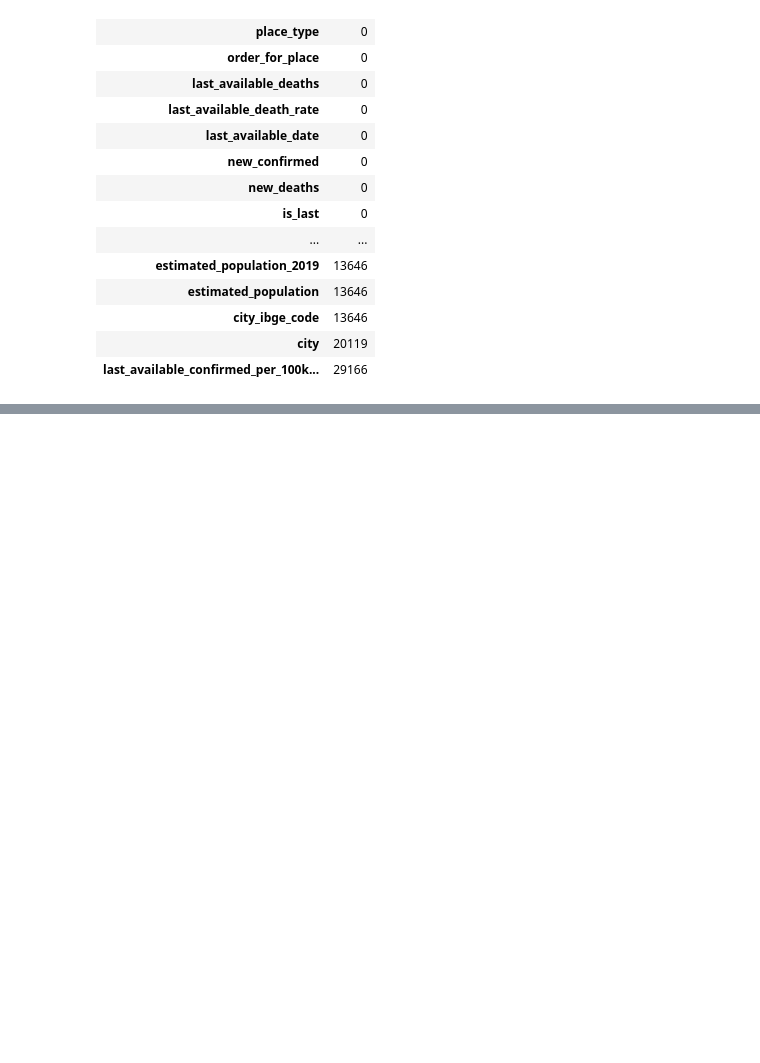
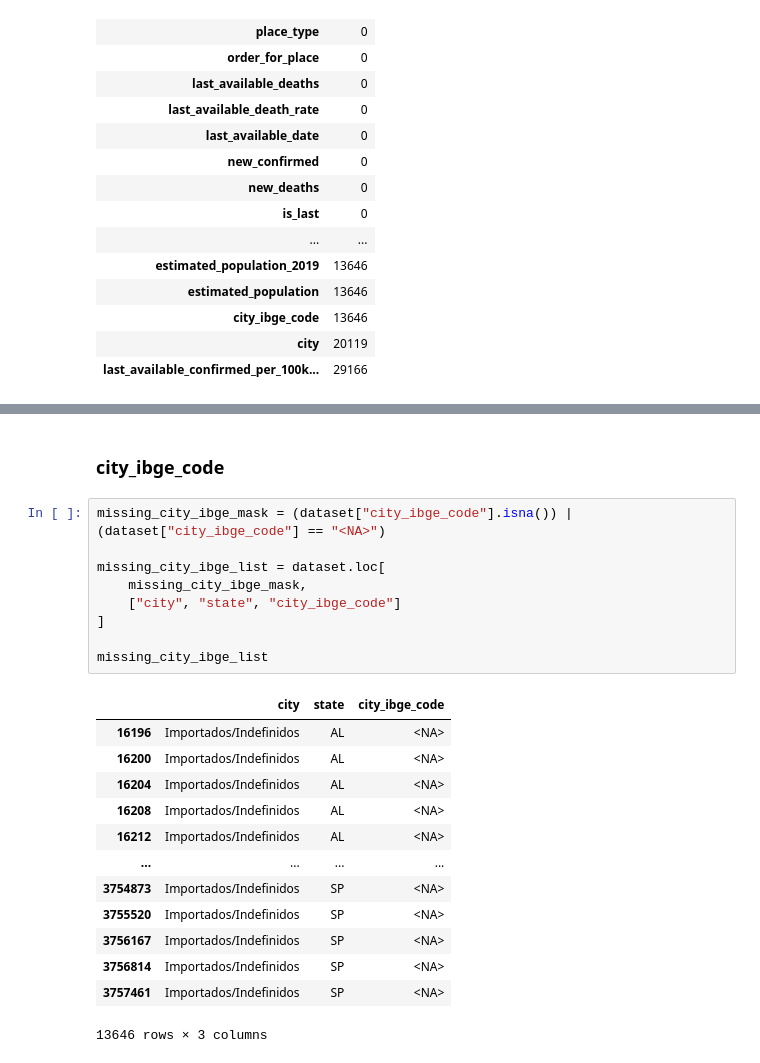
Before and after one commit to isrreal/COVID-19-Forecasting-System, a Jupyter notebook: notebooks/data_exploration.ipynb, the cells around one changed output, grey strips where cells are left out. Cells and saved outputs as stored; diff of their text form; blank space fills up the shorter version.

```diff
--- a/notebooks/data_exploration.ipynb
+++ b/notebooks/data_exploration.ipynb
@@ -386,0 +479,25 @@ display(Markdown(f"**memory before:** {memory_before:.4f} MB"))
+# %% [markdown]
+### city_ibge_code
+# %%
+missing_city_ibge_mask = (dataset["city_ibge_code"].isna()) | (dataset["city_ibge_code"] == "<NA>")
+
+missing_city_ibge_list = dataset.loc[
+    missing_city_ibge_mask,
+    ["city", "state", "city_ibge_code"]
+]
+
+missing_city_ibge_list
+# %% [output]
+|  | city | state | city_ibge_code |
+| 16196 | Importados/Indefinidos | AL | <NA> |
+| 16200 | Importados/Indefinidos | AL | <NA> |
+| 16204 | Importados/Indefinidos | AL | <NA> |
+| 16208 | Importados/Indefinidos | AL | <NA> |
+| 16212 | Importados/Indefinidos | AL | <NA> |
+| ... | ... | ... | ... |
+| 3754873 | Importados/Indefinidos | SP | <NA> |
+| 3755520 | Importados/Indefinidos | SP | <NA> |
+| 3756167 | Importados/Indefinidos | SP | <NA> |
+| 3756814 | Importados/Indefinidos | SP | <NA> |
+| 3757461 | Importados/Indefinidos | SP | <NA> |
+13646 rows × 3 columns
```
Also changed, not shown: parts of 31 cells of this notebook.
